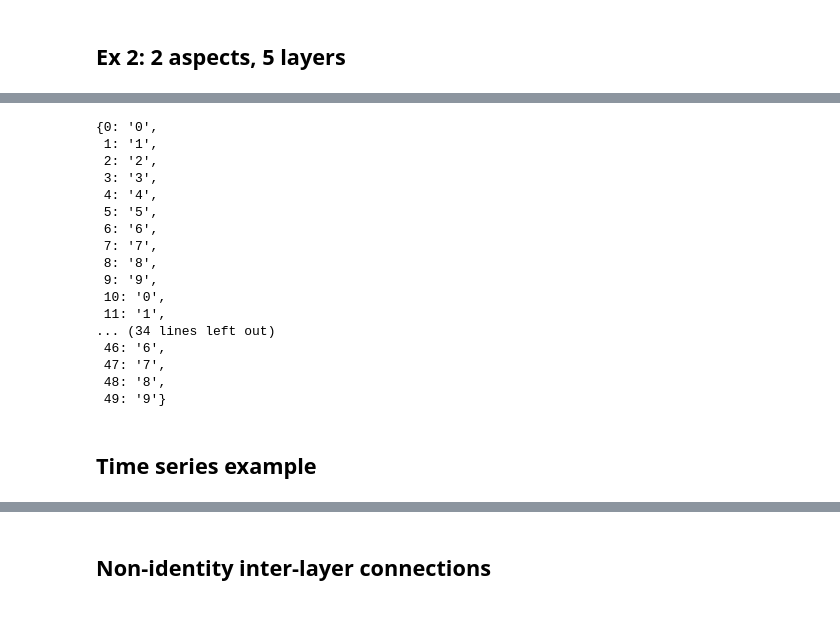
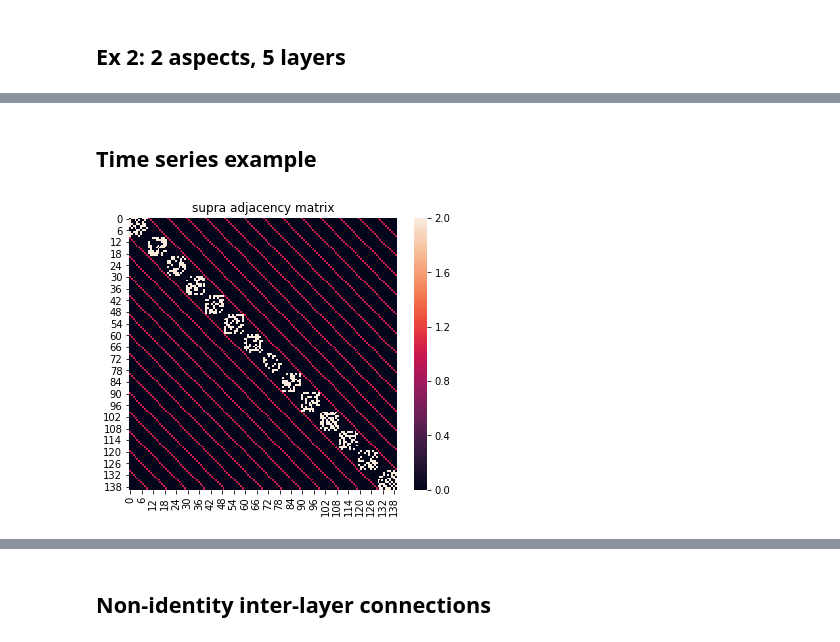
Before and after one commit to asizemore/multilayer_network_examples, a Jupyter notebook: slide_figures.ipynb, the cells around one changed output, grey strips where cells are left out. Saved outputs shown, nothing was run; the diff lists cells and outputs as text; code cells hidden in the pictures; blank space fills up the shorter version.

```diff
--- a/slide_figures.ipynb
+++ b/slide_figures.ipynb
@@ -224,45 +203,40 @@ done writing file
-# %%
-L1_dict
-# %% [output]
-{0: '0',
- 1: '1',
- 2: '2',
- 3: '3',
- 4: '4',
- 5: '5',
- 6: '6',
- 7: '7',
- 8: '8',
- 9: '9',
- 10: '0',
- 11: '1',
-... (34 lines left out)
- 46: '6',
- 47: '7',
- 48: '8',
- 49: '9'}
 # %% [markdown]
 ## Time series example
 # %%
+# Set filename
+filename = "data/mx_slide11.json"
+
+# Define number of nodes (number of nodes in largest layer)
 nNodes = 10
+
+# Define number of levels
 nLayers = 14
 
+# Use multinetx to generate two graphs each on nNodes nodes
 graph_layers = [mx.generators.erdos_renyi_graph(nNodes,0.5,seed=np.random.randint(1,300)) for i in np.arange(nLayers)]
 
 
-# Define adjacency between layers
+# Define adjacency between layers. Here we only assign nodes to themselves in each layer.
 adj_block = mx.lil_matrix(np.zeros((nNodes*nLayers,nNodes*nLayers)))
 
 for i in np.arange(nLayers-1):
     for l in np.arange(i+1,nLayers):
-        adj_block[i*nNodes:(i+1)*nNodes, (l)*nNodes:(l+1)*nNodes] = np.identity(nNodes)   # L_1*
+        adj_block[i*nNodes:(i+1)*nNodes, (l)*nNodes:(l+1)*nNodes] = np.identity(nNodes)
 
 adj_block += adj_block.T
 
 # Create multilayer graph
 mg = mx.MultilayerGraph(list_of_layers=graph_layers,
                         inter_adjacency_matrix=adj_block)
 
+# Set edge weights
 mg.set_edges_weights(intra_layer_edges_weight=2,
                      inter_layer_edges_weight=1)
+
+## Plot the supra-adjacency matrix
+fig = plt.figure(figsize=(6,5))
+sns.heatmap(mx.adjacency_matrix(mg,weight='weight').todense())
+plt.title('supra adjacency matrix');
+# %% [output]
+[figure, added]
 # %%
```
Also changed, not shown: parts of 11 cells of this notebook, 5 other files.
